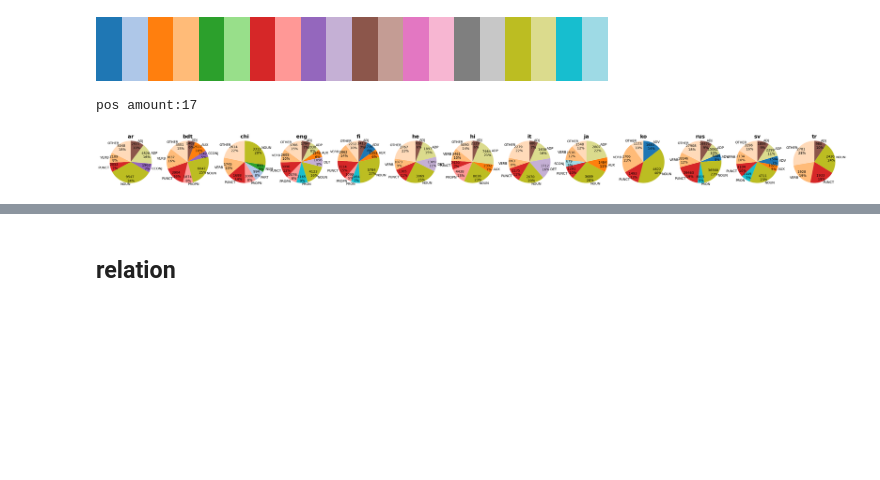
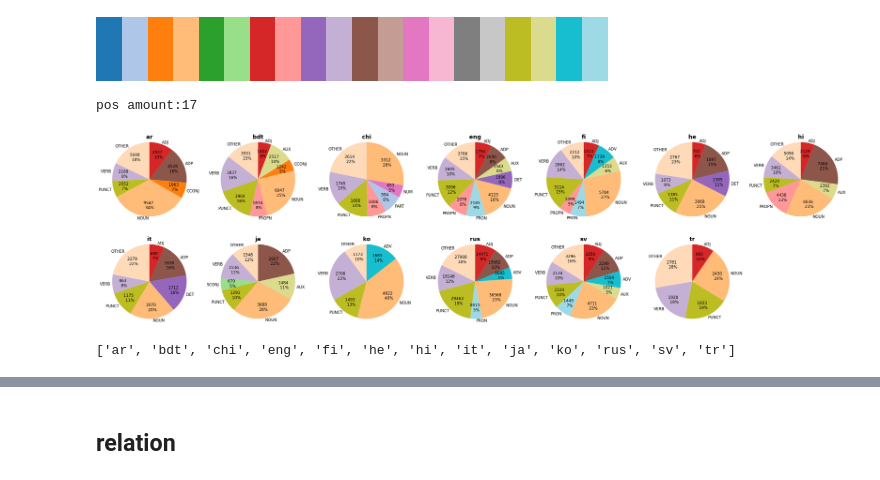
Before and after one commit to Derinhelm/treebank_statistics, a Jupyter notebook: treebank_stat.ipynb, the cells around one changed output, grey strips where cells are left out. Saved outputs shown, nothing was run; the diff lists cells and outputs as text; code cells hidden in the pictures; blank space fills up the shorter version.

```diff
--- a/treebank_stat.ipynb
+++ b/treebank_stat.ipynb
@@ -245,19 +265,22 @@ for lang in languages:
 # %%
 plt.figure(figsize=(45,5))
 
-bottom = np.zeros(len(languages))
+length_languages = ['ar', 'he', 'it', 'ja', 'chi', 'hi', 'rus', 'sv', 'eng', 'bdt', 'fi', 'ko', 'tr']
+bottom = np.zeros(len(length_languages))
 width = 0.9
 c_dict = {}
-all_colors = colormaps['Paired'].colors
+#all_colors = colormaps['Paired'].colors[:4] + (colormaps['Paired'].colors[6],) + colormaps['Paired'].colors[8:]
+all_colors = colormaps['Paired'].colors[::2] + (colormaps['Paired'].colors[6],) + colormaps['Paired'].colors[8:]
+
 for i, c in enumerate(sentence_length_categories):
-    c_length = [lengths[lang][c] for lang in languages]
-    c_rate_array = np.array([c_length[i] / lengths[lang].total() for i, lang in enumerate(languages)])
-    p = plt.bar(languages, c_rate_array, width, bottom=bottom,
+    c_length = [lengths[lang][c] for lang in length_languages]
+    c_rate_array = np.array([c_length[i] / lengths[lang].total() for i, lang in enumerate(length_languages)])
+    p = plt.bar(length_languages, c_rate_array, width, bottom=bottom,
                 label=c, color = all_colors[i])
     bottom += c_rate_array
 
     plt.bar_label(p, label_type='center',
-                  labels = [f"{c_length[i]:.0f} ({v*100:.0f}%)" if v >= 0.03 else ""
+                  labels = [f"{c_length[i]:.0f} ({v*100:.0f}%)" if v >= 0.05 else ""
                               for i, v in enumerate(c_rate_array)])
 #plt.yaxis.set_visible(False)
 plt.yticks([])
@@ -271,3 +330,6 @@ WARNING:matplotlib.backends.backend_ps:The PostScript backend does not support t
+# %%
+plt.rcParams['font.size'] = 12
+plt.rcParams['font.weight'] = "normal"
 # %% [markdown]
 ## Группировка датасетов по токенам
 # %%
@@ -342,9 +404,9 @@ colormaps['tab20']
 # %% [output]
 [figure]
 # %%
-all_colors = list(colormaps['tab20'].colors[16:] + colormaps['tab20'].colors[:14])
+all_colors = list(colormaps['tab20'].colors[16:] + colormaps['tab20'].colors[1:8] + colormaps['tab20'].colors[9:14]) + [colormaps['tab20'].colors[8]]
 # %%
-all_colors = all_colors[10:] + all_colors[:10]
+all_colors = all_colors[10:-1] + all_colors[:10] + [all_colors[-1]]
 # %%
 pos_border = 0.05
 # %%
@@ -361,34 +423,41 @@ pos_colors["OTHER"] = "peachpuff"
 # %% [output]
 pos amount:17
 # %%
-x_count = 1
-y_count = 13
+x_count = 2
+y_count = 7
 f, ax = plt.subplots(x_count, y_count, figsize=(40, 10))
-#ax[-1, -1].axis('off')
+ax[-1, -1].axis('off')
 
-plt.subplots_adjust(wspace=0.3, hspace=0.3)
+plt.subplots_adjust(wspace=0.4, hspace=0.3)
 for i, lang in enumerate(languages):
     cur_ax = get_ax(ax, i, x_count, y_count)
     pos_counter = Counter(node_df_dict[lang]['pos'])
     pos_amount = pos_counter.total()
     pos_dict = {}
     other = 0
+    others = []
     for label, value in pos_counter.items():
-        if value / pos_amount < pos_border:
+        if value / pos_amount <= pos_border:
             other += value
+            others.append((label, value, round(value/pos_amount, 2)))
         else:
             pos_dict[label] = value
+    #print(lang, len(others), others)
     labels = sorted(pos_dict)
     values = [pos_dict[label] for label in labels]
     labels.append("OTHER")
     values.append(other)
     colors = [pos_colors[label] for label in labels]
     cur_ax.pie(values, labels=labels, autopct=lambda d: f"{d * pos_amount / 100:.0f} \n {d:.0f}%",
                counterclock=False, startangle=90, labeldistance=1.05,
-               colors=colors, radius=1.2, pctdistance=0.8)
-    cur_ax.set_title(lang, size=16, weight="bold")
+               colors=colors, radius=1.2, pctdistance=0.7)
+    cur_ax.set_title(lang, size=16, weight="bold", fontsize='x-large')
 
 plt.savefig('imgs/pos_pies.eps', format='eps', dpi=300, bbox_inches='tight')
 plt.show()
 # %% [output]
-[figure, old version]
+[figure, new version]
+# %%
+print(languages)
+# %% [output]
+['ar', 'bdt', 'chi', 'eng', 'fi', 'he', 'hi', 'it', 'ja', 'ko', 'rus', 'sv', 'tr']
```
Also changed, not shown: parts of 17 cells of this notebook.
